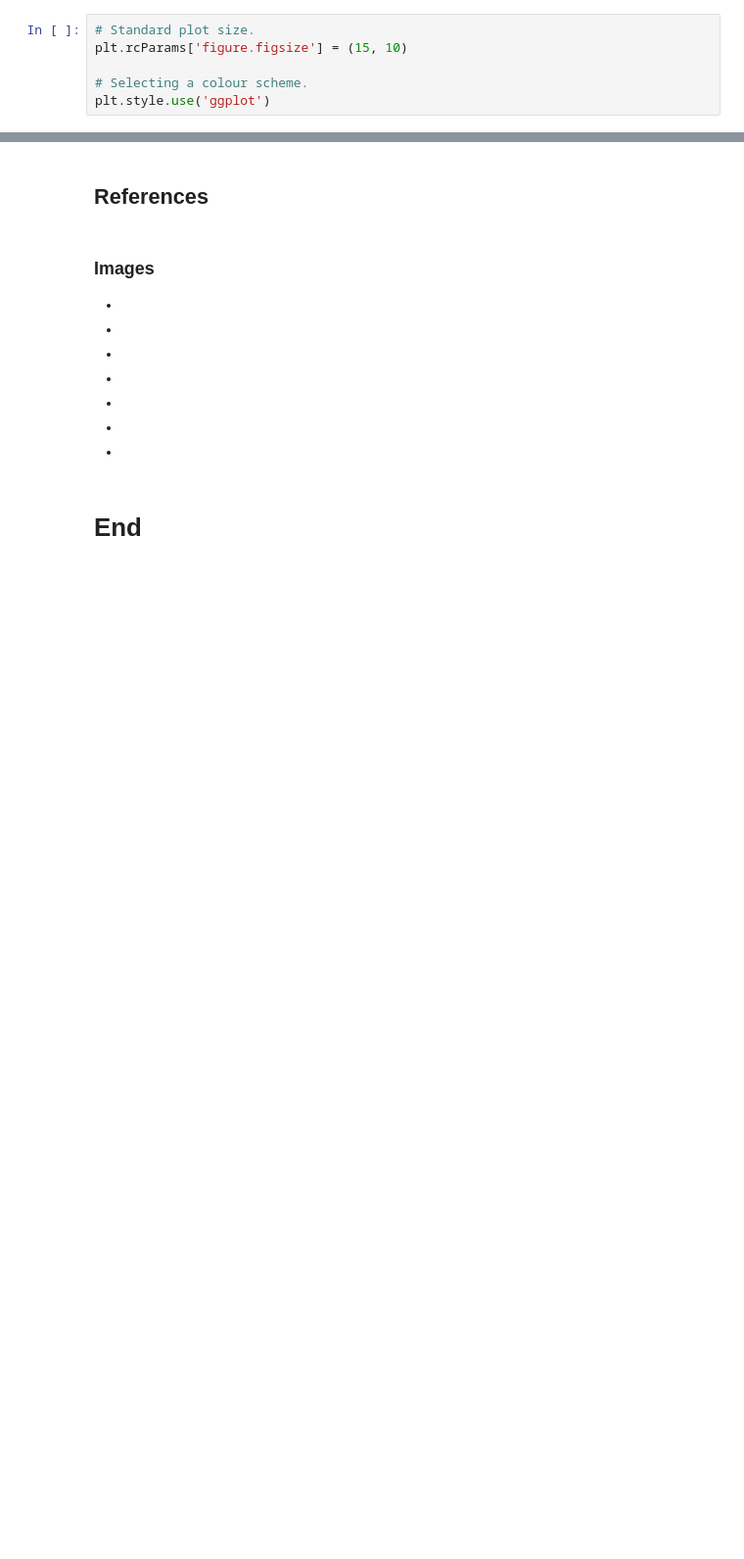
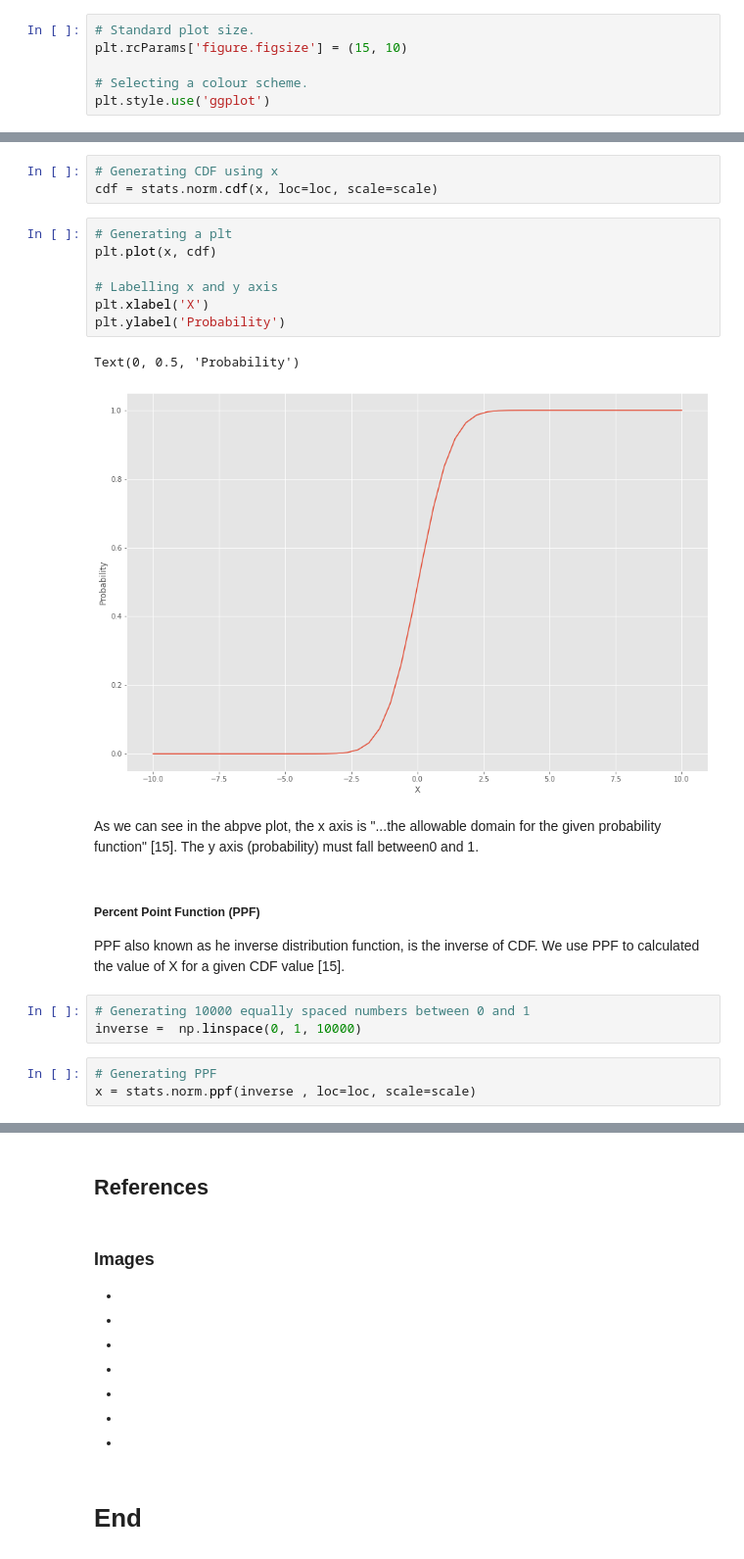
Before and after one commit to kmcd14/MLandStats-assessment, a Jupyter notebook: scipy-stats.ipynb, the cells around one changed output, grey strips where cells are left out. Shown: that part at 98% size. Cells and saved outputs as stored; diff of their text form; blank space fills up the shorter version.

```diff
--- a/scipy-stats.ipynb
+++ b/scipy-stats.ipynb
@@ -72,0 +173,25 @@ plt.style.use('ggplot')
+# %%
+# Generating CDF using x
+cdf = stats.norm.cdf(x, loc=loc, scale=scale)
+# %%
+# Generating a plt
+plt.plot(x, cdf)
+
+# Labelling x and y axis
+plt.xlabel('X')
+plt.ylabel('Probability')
+# %% [output]
+Text(0, 0.5, 'Probability')
+[figure, added]
+# %% [markdown]
+As we can see in the abpve plot, the x axis is "...the allowable domain for the given probability function" [15]. The y axis (probability) must fall between0 and 1.
+# %% [markdown]
+##### Percent Point Function (PPF)
+
+PPF also known as he inverse distribution function, is the inverse of CDF. We use PPF to calculated the value of X for a given CDF value [15].
+# %%
+# Generating 10000 equally spaced numbers between 0 and 1
+inverse =  np.linspace(0, 1, 10000)
+# %%
+# Generating PPF
+x = stats.norm.ppf(inverse , loc=loc, scale=scale)
```
Also changed, not shown: parts of 34 cells of this notebook, 2 other files.
